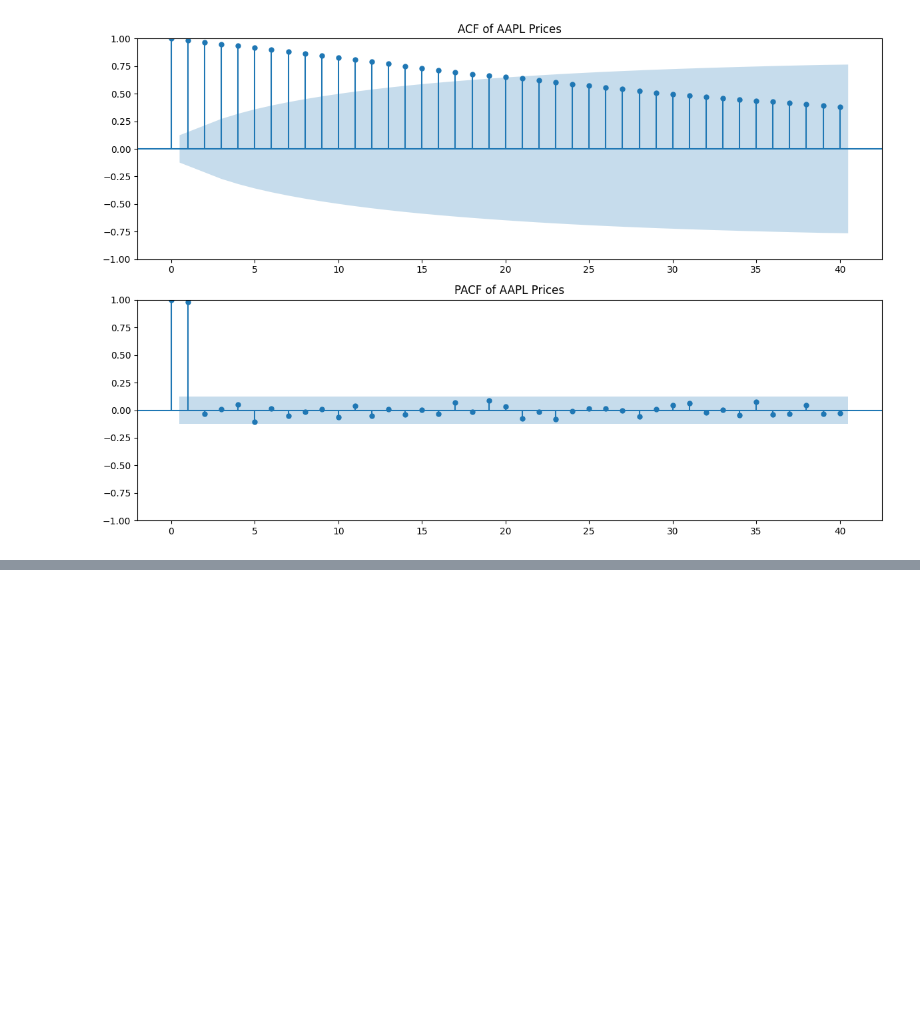
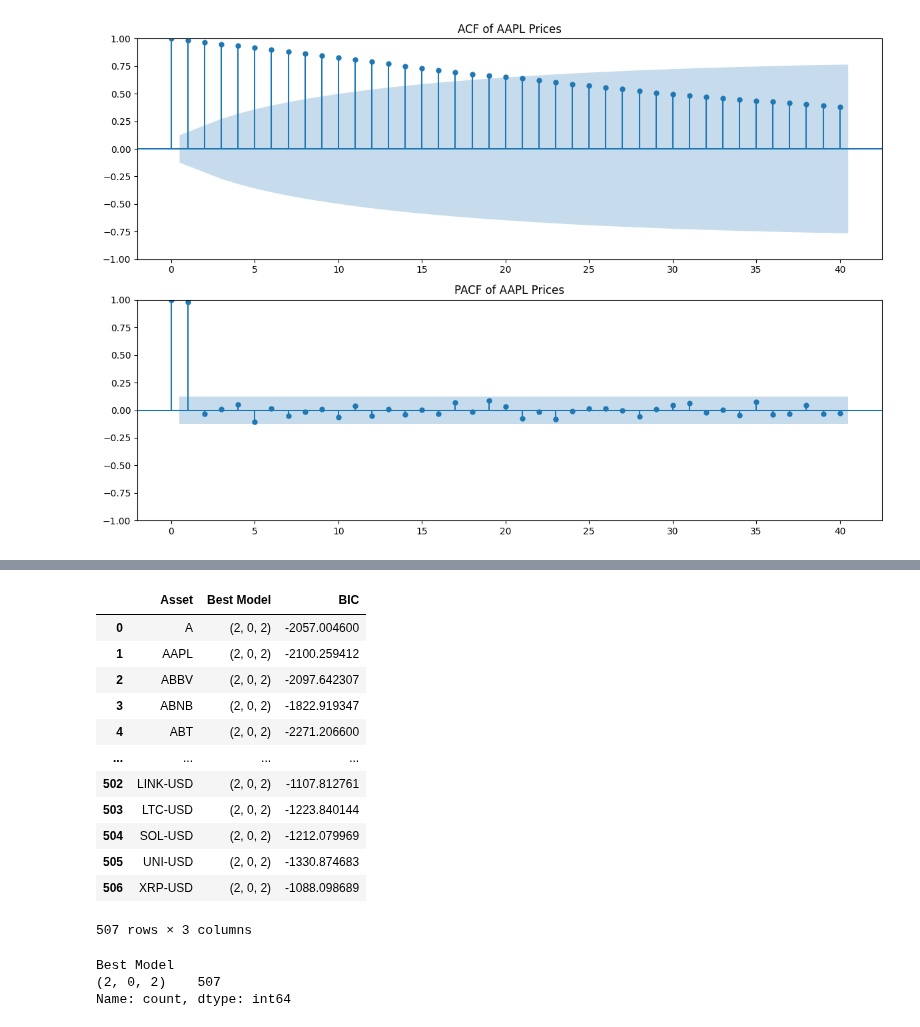
Before and after one commit to shaeanneeu/cryptoto, a Jupyter notebook: notebooks/shae_timeseries.ipynb, the cells around one changed output, grey strips where cells are left out. Cells and saved outputs as stored; diff of their text form; code cells hidden in the pictures; blank space fills up the shorter version.

Commit message:
build ARMA models for all assets

```diff
--- a/notebooks/shae_timeseries.ipynb
+++ b/notebooks/shae_timeseries.ipynb
@@ -228,0 +239,38 @@ plt.show()
+# %%
+def fit_best_arma(series):
+    """ Fit AR, MA, or ARMA model and return the best based on AIC """
+    best_bic = np.inf # Use BIC as
+    best_order = None
+    best_model = None
+
+    for p in range(3):  # Grid search for p = 0, 1, 2
+        for q in range(3):  # Grid search for q = 0, 1, 2
+            try:
+                model = ARIMA(series, order=(p, 0, q)).fit()
+                if model.bic < best_bic:
+                    best_aic = model.bic
+                    best_order = (p, 0, q)
+                    best_model = model
+
+            except:
+                continue
+
+    return best_model, best_order, best_aic
+# %%
+def analyze_assets(data):
+    """ Apply Box-Jenkins methodology to all assets """
+    results = []
+
+    for asset in data.columns:
+        print(f"analysing {asset}")
+        series = data[asset].pct_change().dropna()
+        best_model, best_order, best_bic = fit_best_arma(series)
+
+        if best_model:
+            results.append({"Asset": asset, "Best Model": best_order, "BIC": best_bic})
+
+    return pd.DataFrame(results)
+# %%
+warnings.filterwarnings("ignore")
+
+results_df = analyze_assets(data)
@@ -228,0 +295,22 @@ plt.show()
+# %%
+results_df
+# %% [output]
+|  | Asset | Best Model | BIC |
+| 0 | A | (2, 0, 2) | -2057.004600 |
+| 1 | AAPL | (2, 0, 2) | -2100.259412 |
+| 2 | ABBV | (2, 0, 2) | -2097.642307 |
+| 3 | ABNB | (2, 0, 2) | -1822.919347 |
+| 4 | ABT | (2, 0, 2) | -2271.206600 |
+| ... | ... | ... | ... |
+| 502 | LINK-USD | (2, 0, 2) | -1107.812761 |
+| 503 | LTC-USD | (2, 0, 2) | -1223.840144 |
+| 504 | SOL-USD | (2, 0, 2) | -1212.079969 |
+| 505 | UNI-USD | (2, 0, 2) | -1330.874683 |
+| 506 | XRP-USD | (2, 0, 2) | -1088.098689 |
+507 rows × 3 columns
+# %%
+results_df['Best Model'].value_counts() #(2,0,2) for all asset types
+# %% [output]
+Best Model
+(2, 0, 2)    507
+Name: count, dtype: int64
```
Also changed, not shown: parts of 6 cells of this notebook.
